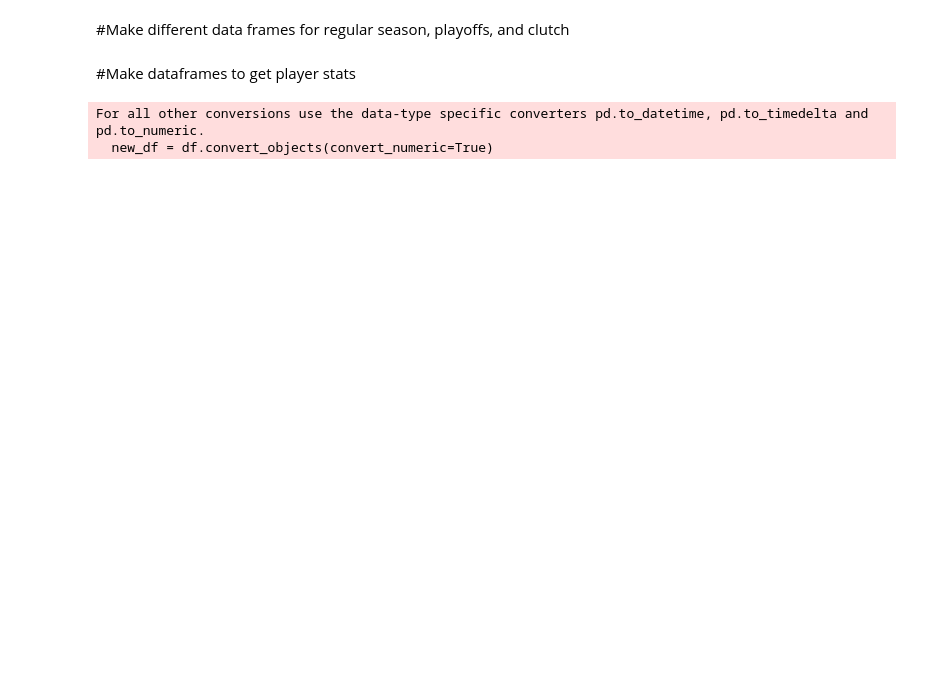
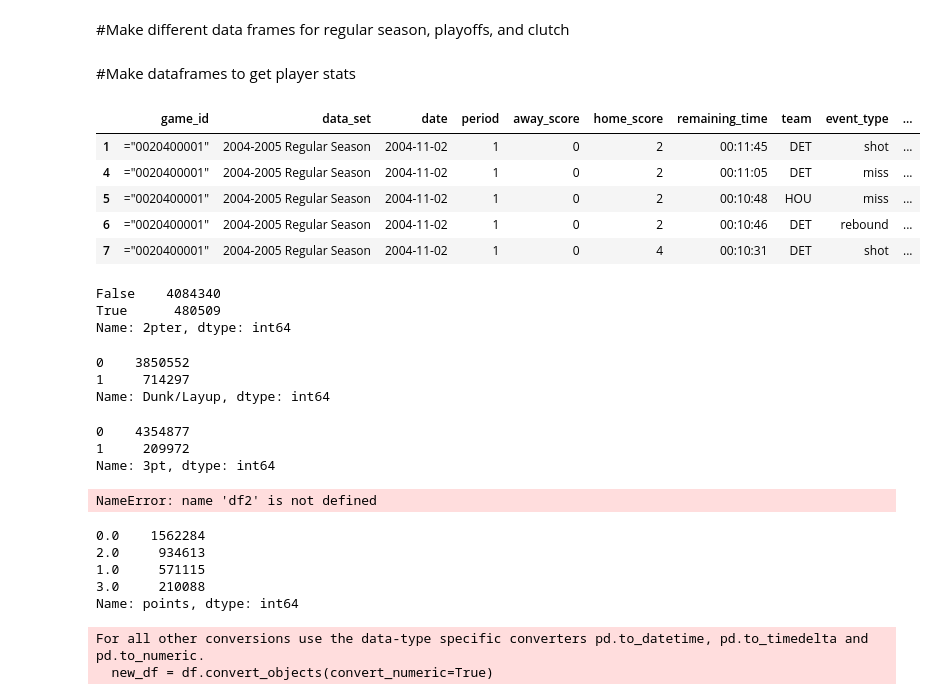
Before and after one commit to deepakchandi/clutch-baller, a Jupyter notebook: all_data.ipynb, the cells around one changed output. Cells and saved outputs as stored; diff of their text form; code cells hidden in the pictures; blank space fills up the shorter version.

```diff
--- a/all_data.ipynb
+++ b/all_data.ipynb
@@ -81,5 +83,52 @@ regular_clutch = pc.remove_not_imp_games(regular_clutch, 'game_id')
 # %% [markdown]
 #Make dataframes to get player stats
+# %%
+df2['3pt'] = (df2['points'] == 3)*1
+# %%
+df2['3pt_shots'] = df2['description'].str.contains('3PT')*1
+# %%
+df2['Dunk/Layup'] = (df2['type'].str.contains('Layup') | df2['type'].str.contains('Dunk') | df2['type'].str.contains('Finger Roll'))*1
+# %%
+df2['2pter'] = (df2['points'] == 2) & ((df2['type'].str.contains('Shot'))| (df2['type'].str.contains('Fadeaway')))*1
+# %%
+df2.head()
+# %% [output]
+|  | game_id | data_set | date | period | away_score | home_score | remaining_time | team | event_type | ... |
+| 1 | ="0020400001" | 2004-2005 Regular Season | 2004-11-02 | 1 | 0 | 2 | 00:11:45 | DET | shot | ... |
+| 4 | ="0020400001" | 2004-2005 Regular Season | 2004-11-02 | 1 | 0 | 2 | 00:11:05 | DET | miss | ... |
+| 5 | ="0020400001" | 2004-2005 Regular Season | 2004-11-02 | 1 | 0 | 2 | 00:10:48 | HOU | miss | ... |
+| 6 | ="0020400001" | 2004-2005 Regular Season | 2004-11-02 | 1 | 0 | 2 | 00:10:46 | DET | rebound | ... |
+| 7 | ="0020400001" | 2004-2005 Regular Season | 2004-11-02 | 1 | 0 | 4 | 00:10:31 | DET | shot | ... |
+# %%
+df2['2pter'].value_counts()
+# %% [output]
+False    4084340
+True      480509
+Name: 2pter, dtype: int64
+# %%
+df2['Dunk/Layup'].value_counts()
+# %% [output]
+0    3850552
+1     714297
+Name: Dunk/Layup, dtype: int64
+# %%
+df2['3pt'].value_counts()
+# %% [output]
+0    4354877
+1     209972
+Name: 3pt, dtype: int64
+# %%
+df2['points'].value_counts()
+# %% [output]
+NameError: name 'df2' is not defined
+# %%
+df['points'].value_counts()
+# %% [output]
+0.0    1562284
+2.0     934613
+1.0     571115
+3.0     210088
+Name: points, dtype: int64
 # %%
 player_stats = ind.object_to_int(df2, 'points')
 # %% [output]
```
Also changed, not shown: parts of 20 cells of this notebook.
